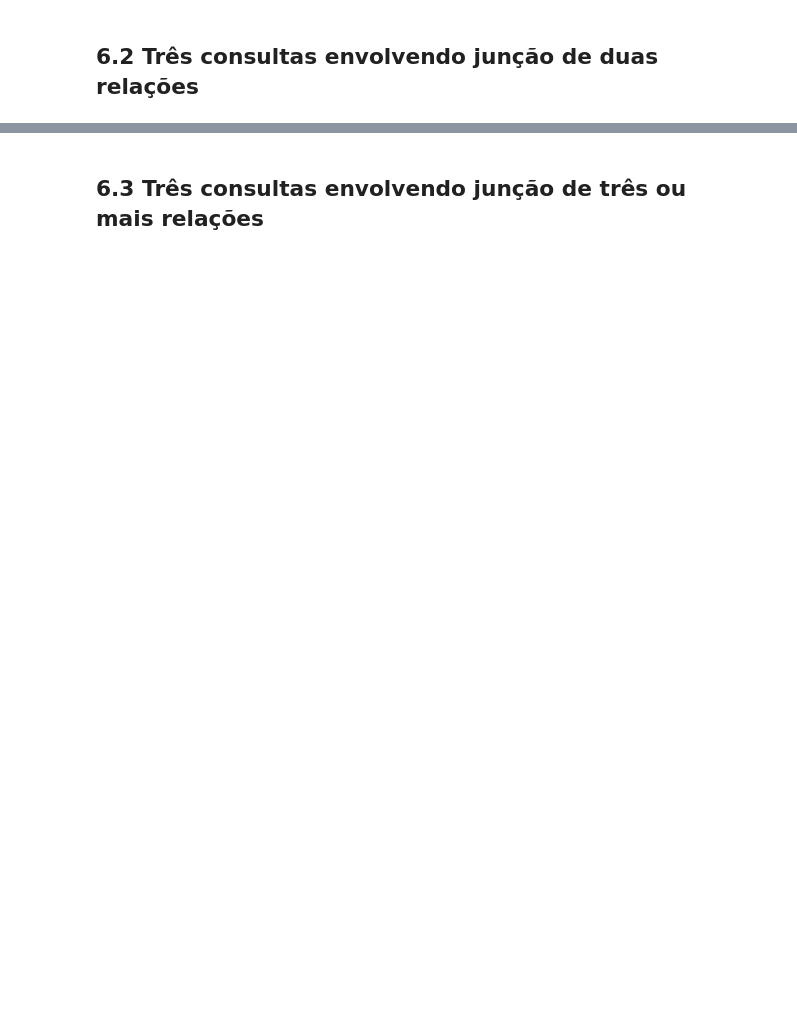
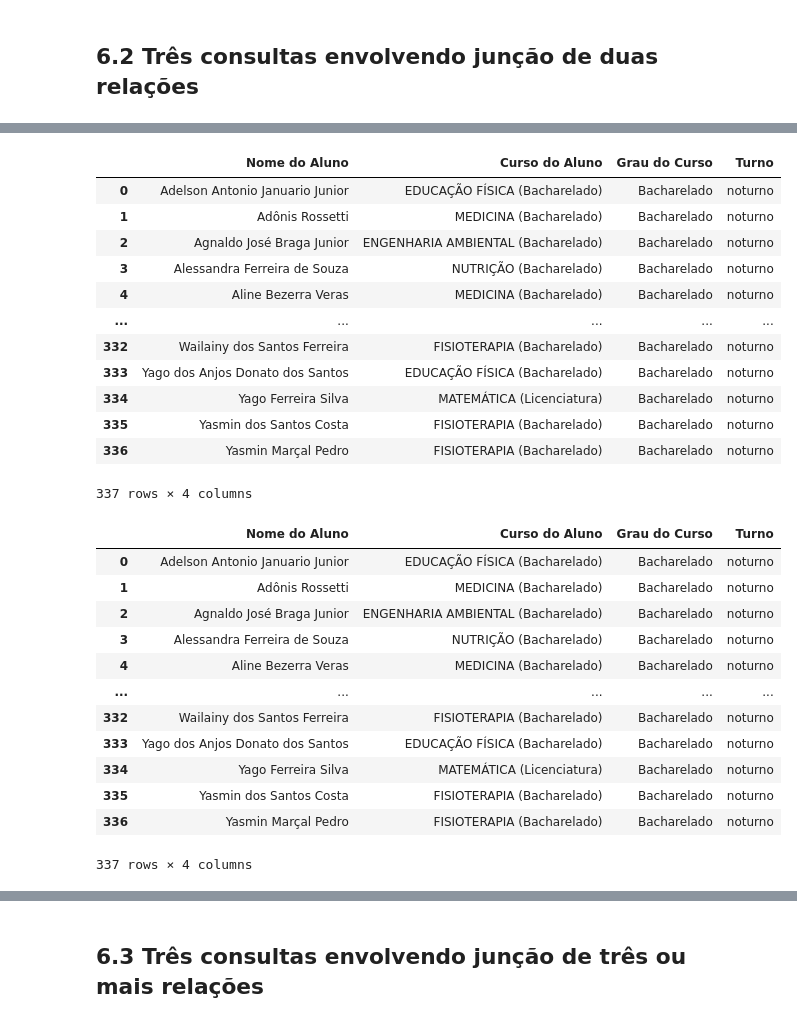
Before and after one commit to raissagd/TP2-IBD, a Jupyter notebook: main.ipynb, the cells around one changed output, grey strips where cells are left out. Drawn from its saved outputs; the diff is of its cells as text; code cells hidden in the pictures; blank space fills up the shorter version.

```diff
--- a/main.ipynb
+++ b/main.ipynb
@@ -910,0 +1027,36 @@ Modelo normalizado completo:
+# %%
+run("""
+SELECT DISTINCT
+  a."Nome do Aluno", a."Curso do Aluno", lc.grau AS "Grau do Curso", lc.turno AS "Turno"
+FROM
+  alunos_ic_enriquecido AS a JOIN ListaCursosGraduacao AS lc
+WHERE
+  lc.grau LIKE '%Bacharelado%' AND lc.turno LIKE '%noturno%'
+""")
+# %% [output]
+|  | Nome do Aluno | Curso do Aluno | Grau do Curso | Turno |
+| 0 | Adelson Antonio Januario Junior | EDUCAÇÃO FÍSICA (Bacharelado) | Bacharelado | noturno |
+| 1 | Adônis Rossetti | MEDICINA (Bacharelado) | Bacharelado | noturno |
+| 2 | Agnaldo José Braga Junior | ENGENHARIA AMBIENTAL (Bacharelado) | Bacharelado | noturno |
+| 3 | Alessandra Ferreira de Souza | NUTRIÇÃO (Bacharelado) | Bacharelado | noturno |
+| 4 | Aline Bezerra Veras | MEDICINA (Bacharelado) | Bacharelado | noturno |
+| ... | ... | ... | ... | ... |
+| 332 | Wailainy dos Santos Ferreira | FISIOTERAPIA (Bacharelado) | Bacharelado | noturno |
+| 333 | Yago dos Anjos Donato dos Santos | EDUCAÇÃO FÍSICA (Bacharelado) | Bacharelado | noturno |
+| 334 | Yago Ferreira Silva | MATEMÁTICA (Licenciatura) | Bacharelado | noturno |
+| 335 | Yasmin dos Santos Costa | FISIOTERAPIA (Bacharelado) | Bacharelado | noturno |
+| 336 | Yasmin Marçal Pedro | FISIOTERAPIA (Bacharelado) | Bacharelado | noturno |
+337 rows × 4 columns
+|  | Nome do Aluno | Curso do Aluno | Grau do Curso | Turno |
+| 0 | Adelson Antonio Januario Junior | EDUCAÇÃO FÍSICA (Bacharelado) | Bacharelado | noturno |
+| 1 | Adônis Rossetti | MEDICINA (Bacharelado) | Bacharelado | noturno |
+| 2 | Agnaldo José Braga Junior | ENGENHARIA AMBIENTAL (Bacharelado) | Bacharelado | noturno |
+| 3 | Alessandra Ferreira de Souza | NUTRIÇÃO (Bacharelado) | Bacharelado | noturno |
+| 4 | Aline Bezerra Veras | MEDICINA (Bacharelado) | Bacharelado | noturno |
+| ... | ... | ... | ... | ... |
+| 332 | Wailainy dos Santos Ferreira | FISIOTERAPIA (Bacharelado) | Bacharelado | noturno |
+| 333 | Yago dos Anjos Donato dos Santos | EDUCAÇÃO FÍSICA (Bacharelado) | Bacharelado | noturno |
+| 334 | Yago Ferreira Silva | MATEMÁTICA (Licenciatura) | Bacharelado | noturno |
+| 335 | Yasmin dos Santos Costa | FISIOTERAPIA (Bacharelado) | Bacharelado | noturno |
+| 336 | Yasmin Marçal Pedro | FISIOTERAPIA (Bacharelado) | Bacharelado | noturno |
+337 rows × 4 columns
```
Also changed, not shown: parts of 30 cells of this notebook.
